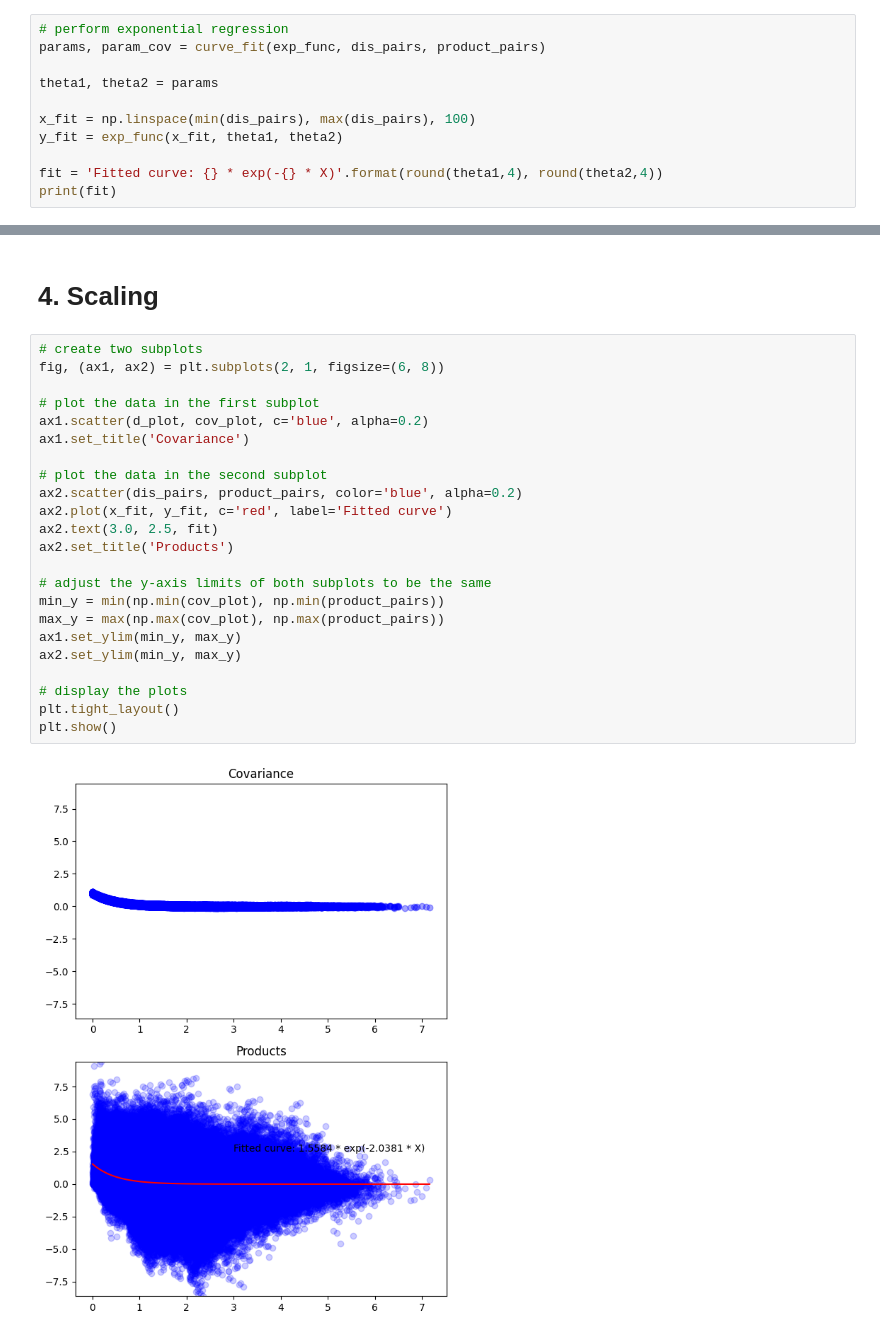
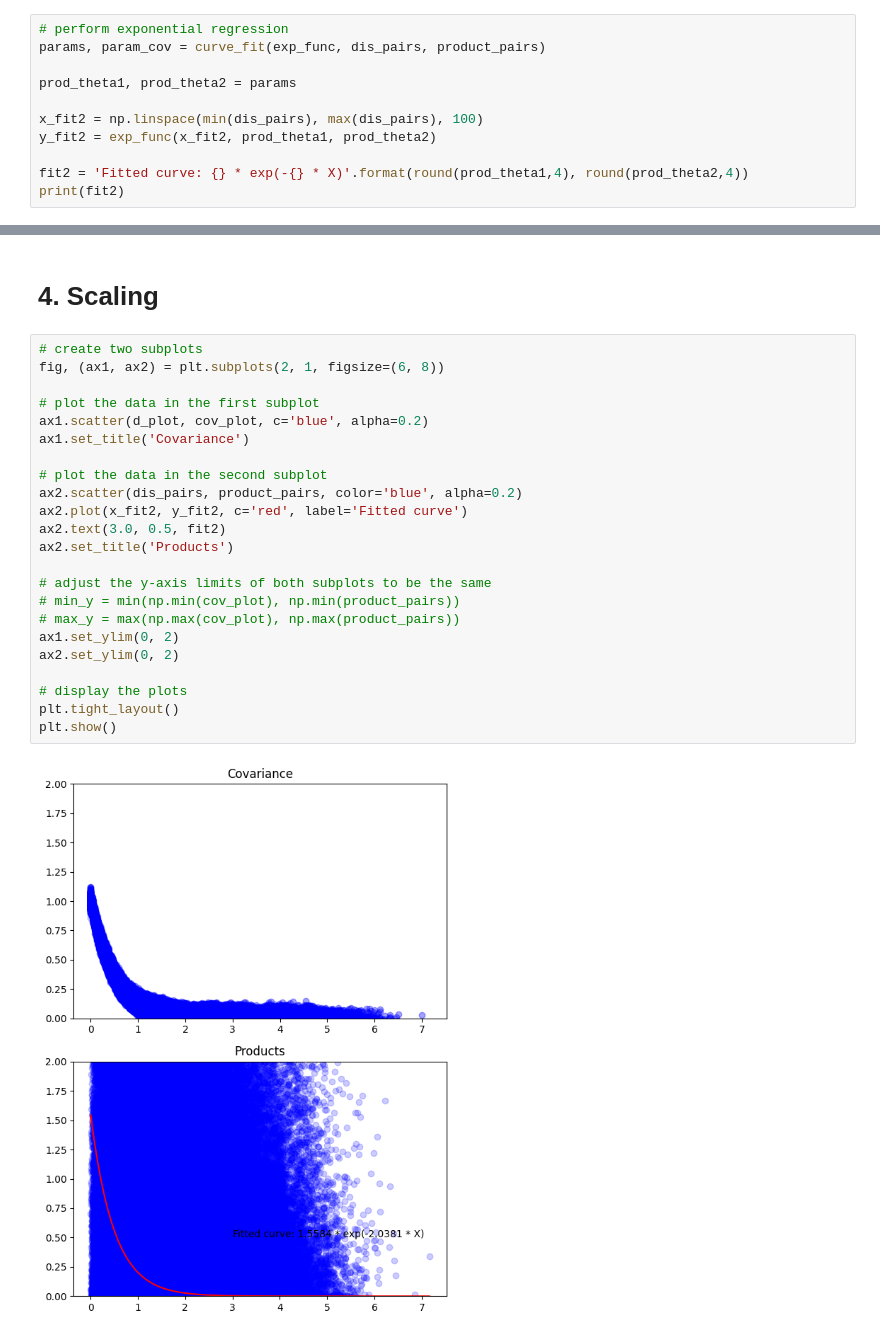
Before and after one commit to 272-burger/Covariance-Modeling, a Jupyter notebook: Covariance/RA_ExpPlotting.ipynb, the cells around one changed output, grey strips where cells are left out. Cells and saved outputs as stored; diff of their text form.

Commit message:
Compare fitted curve

```diff
--- a/Covariance/RA_ExpPlotting.ipynb
+++ b/Covariance/RA_ExpPlotting.ipynb
@@ -233,13 +233,13 @@ plt.show()
 # perform exponential regression
 params, param_cov = curve_fit(exp_func, dis_pairs, product_pairs)
 
-theta1, theta2 = params
+prod_theta1, prod_theta2 = params
 
-x_fit = np.linspace(min(dis_pairs), max(dis_pairs), 100)
-y_fit = exp_func(x_fit, theta1, theta2)
+x_fit2 = np.linspace(min(dis_pairs), max(dis_pairs), 100)
+y_fit2 = exp_func(x_fit2, prod_theta1, prod_theta2)
 
-fit = 'Fitted curve: {} * exp(-{} * X)'.format(round(theta1,4), round(theta2,4))
-print(fit)
+fit2 = 'Fitted curve: {} * exp(-{} * X)'.format(round(prod_theta1,4), round(prod_theta2,4))
+print(fit2)
 # %% [output]
 Fitted curve: 1.5584 * exp(-2.0381 * X)
 # %%
@@ -259,25 +259,25 @@ plt.show()
 # %%
 # create two subplots
 fig, (ax1, ax2) = plt.subplots(2, 1, figsize=(6, 8))
 
 # plot the data in the first subplot
 ax1.scatter(d_plot, cov_plot, c='blue', alpha=0.2)
 ax1.set_title('Covariance')
 
 # plot the data in the second subplot
 ax2.scatter(dis_pairs, product_pairs, color='blue', alpha=0.2)
-ax2.plot(x_fit, y_fit, c='red', label='Fitted curve')
-ax2.text(3.0, 2.5, fit)
+ax2.plot(x_fit2, y_fit2, c='red', label='Fitted curve')
+ax2.text(3.0, 0.5, fit2)
 ax2.set_title('Products')
 
 # adjust the y-axis limits of both subplots to be the same
-min_y = min(np.min(cov_plot), np.min(product_pairs))
-max_y = max(np.max(cov_plot), np.max(product_pairs))
-ax1.set_ylim(min_y, max_y)
-ax2.set_ylim(min_y, max_y)
+# min_y = min(np.min(cov_plot), np.min(product_pairs))
+# max_y = max(np.max(cov_plot), np.max(product_pairs))
+ax1.set_ylim(0, 2)
+ax2.set_ylim(0, 2)
 
 # display the plots
 plt.tight_layout()
 plt.show()
 # %% [output]
-[figure, old version]
+[figure, new version]
```
Also changed, not shown: parts of 4 cells of this notebook.
